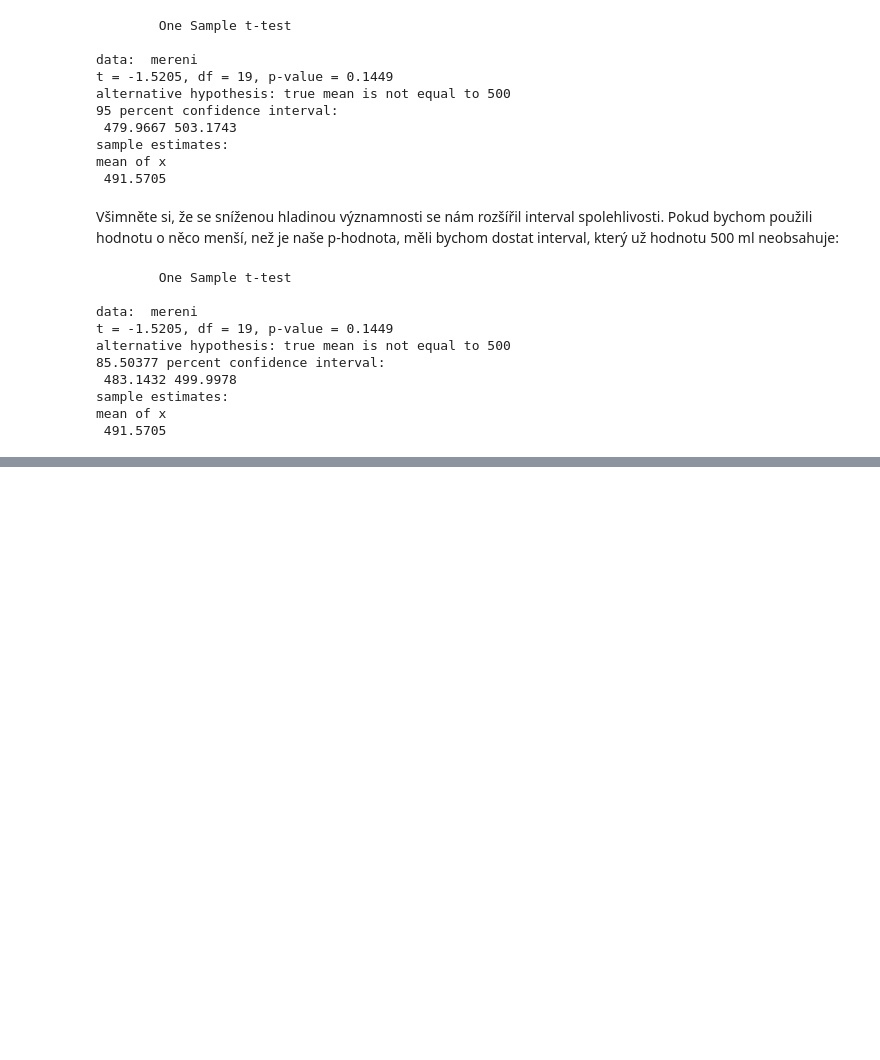
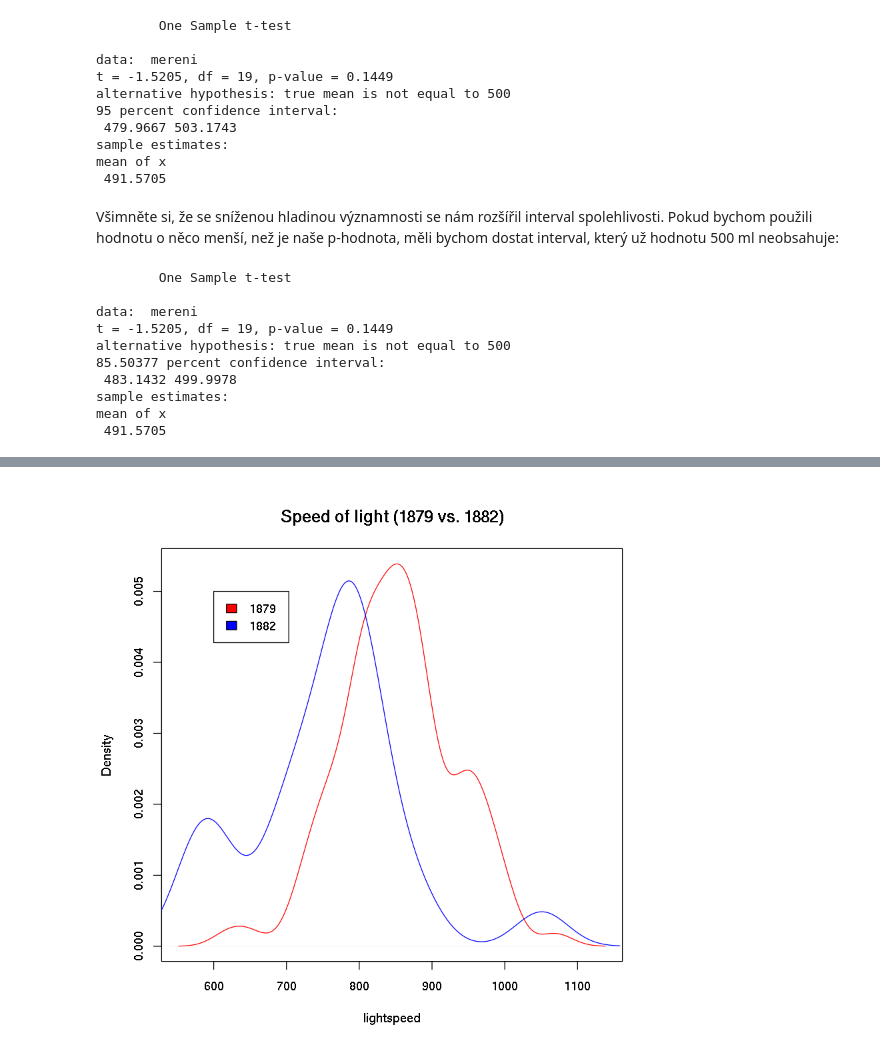
Before and after one commit to lich-uct/r_tutorial, a Jupyter notebook: 08/08.ipynb, the cells around one changed output, grey strips where cells are left out. Saved outputs shown, nothing was run; the diff lists cells and outputs as text; code cells hidden in the pictures; blank space fills up the shorter version.

```diff
--- a/08/08.ipynb
+++ b/08/08.ipynb
@@ -275,0 +315,11 @@ TODO
+# %%
+plot(
+    density(lightspeed_1879)
+    , xlab = "lightspeed"
+    , col = "red"
+    , main = "Speed of light (1879 vs. 1882)"
+)
+lines(density(lightspeed_1882), col = "blue")
+legend(600, 0.005, c("1879", "1882"), fill = c("red", "blue"))
+# %% [output]
+[figure, added]
```
Also changed, not shown: parts of 17 cells of this notebook, 2 other files.
